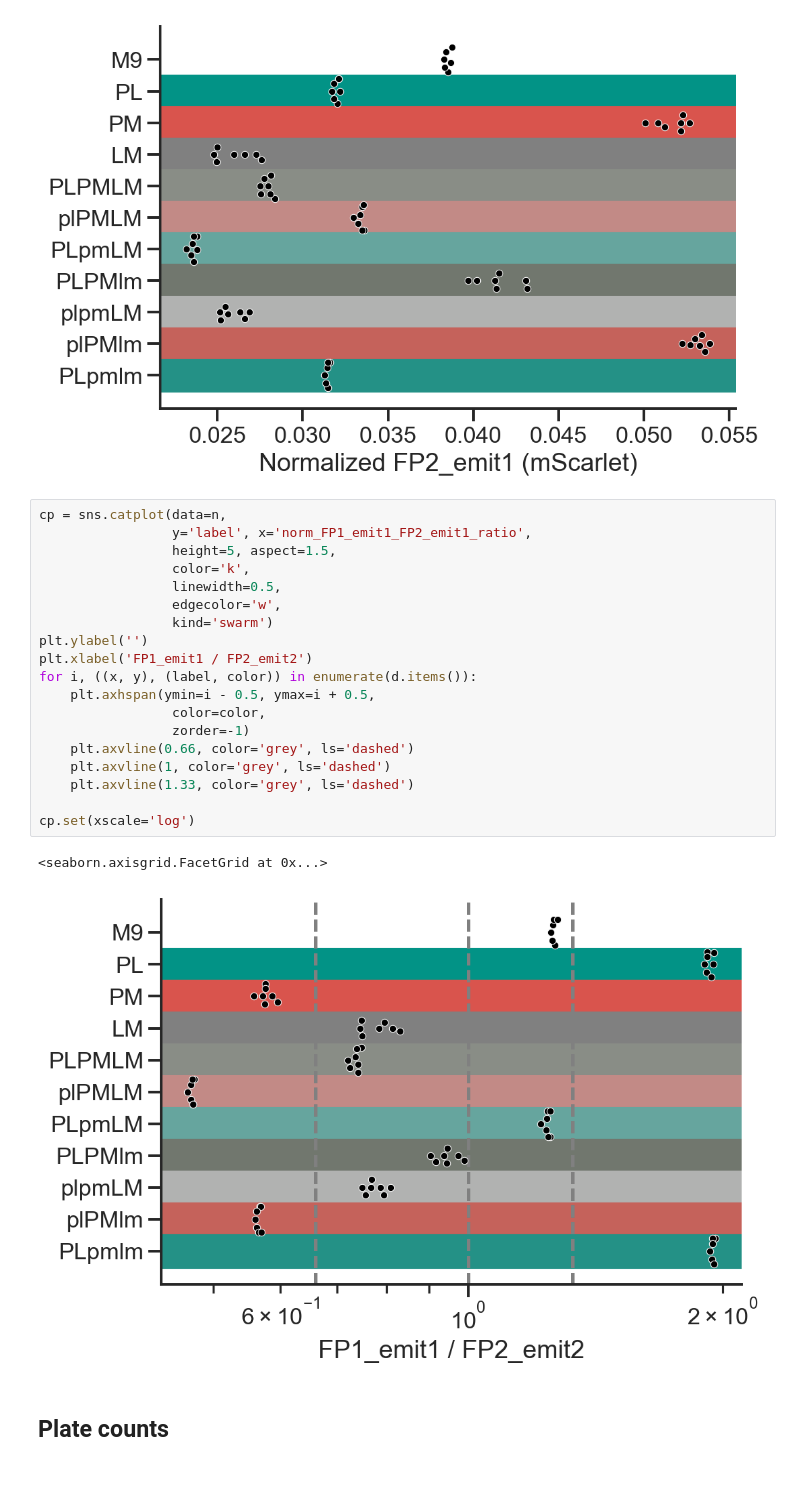
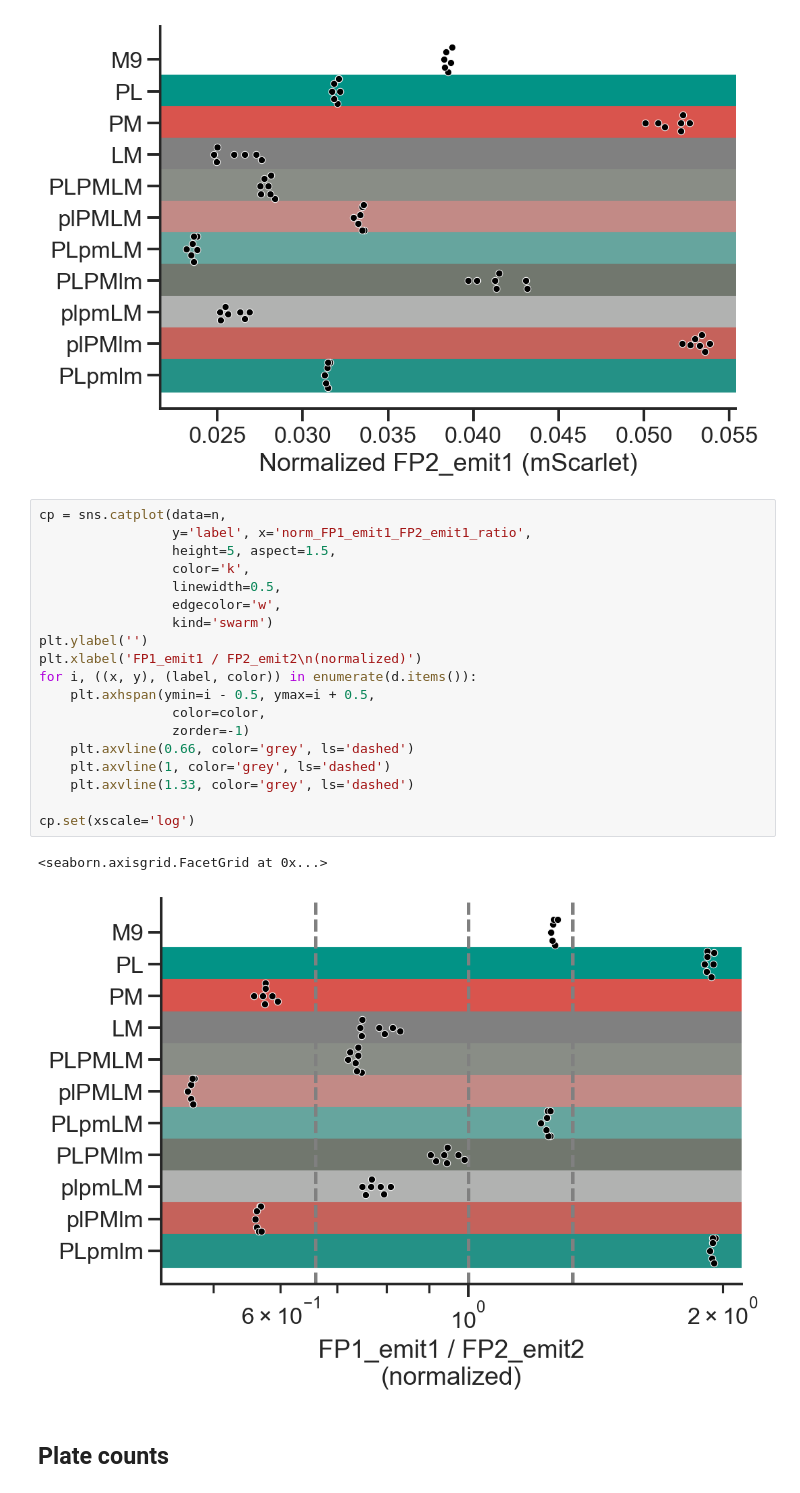
Before and after one commit to microbial-pangenomes-lab/2026_tricomm, a Jupyter notebook: data/calibration/calibration.ipynb, the cells around one changed output. Cells and saved outputs as stored; diff of their text form.

```diff
--- a/data/calibration/calibration.ipynb
+++ b/data/calibration/calibration.ipynb
@@ -194,25 +194,25 @@ for i, ((x, y), (label, color)) in enumerate(d.items()):
 # %%
 cp = sns.catplot(data=n,
                  y='label', x='norm_FP1_emit1_FP2_emit1_ratio',
                  height=5, aspect=1.5,
                  color='k',
                  linewidth=0.5,
                  edgecolor='w',
                  kind='swarm')
 plt.ylabel('')
-plt.xlabel('FP1_emit1 / FP2_emit2')
+plt.xlabel('FP1_emit1 / FP2_emit2\n(normalized)')
 for i, ((x, y), (label, color)) in enumerate(d.items()):
     plt.axhspan(ymin=i - 0.5, ymax=i + 0.5,
                  color=color,
                  zorder=-1)
     plt.axvline(0.66, color='grey', ls='dashed')
     plt.axvline(1, color='grey', ls='dashed')
     plt.axvline(1.33, color='grey', ls='dashed')
 
 cp.set(xscale='log')
 # %% [output]
 <seaborn.axisgrid.FacetGrid at 0x...>
-[figure, old version]
+[figure, new version]
 # %% [markdown]
 ## Plate counts
 # %%
```
Also changed, not shown: parts of 2 cells of this notebook, 2 other files.
